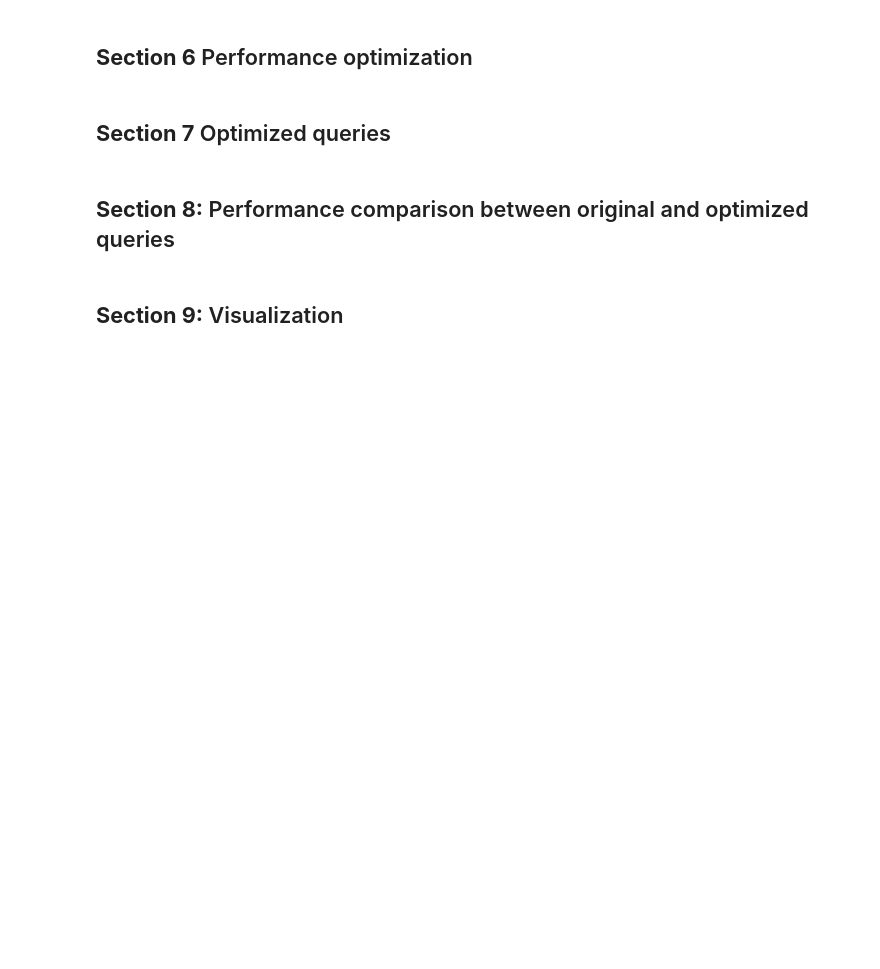
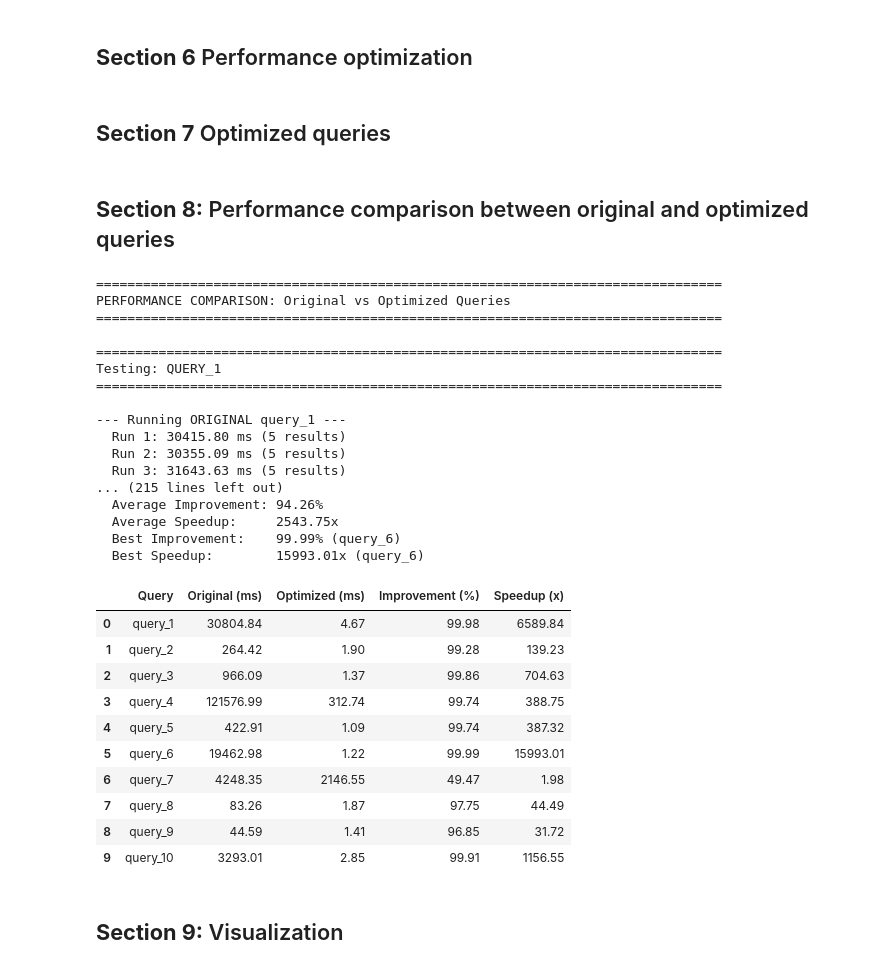
Before and after one commit to Tidzi11/SBP---MongoDB-project, a Jupyter notebook: notebooks/FlightDelayAnalysis.ipynb, the cells around one changed output. Drawn from its saved outputs; the diff is of its cells as text; code cells hidden in the pictures; blank space fills up the shorter version.

```diff
--- a/notebooks/FlightDelayAnalysis.ipynb
+++ b/notebooks/FlightDelayAnalysis.ipynb
@@ -2724,6 +2699,56 @@ def generate_performance_report(results, output_dir='../results'):
         'csv_file': csv_file,
         'report_file': report_file
     }
+# %%
+import types
+import os
+
+# ensure database is available (connect if not)
+try:
+    database  # reference check
+except NameError:
+    client, database = utils.connect_to_mongodb("mongodb://localhost:27017/", "flights_delay_db", timeout=5000)
+
+optimized_module = types.SimpleNamespace(get_optimized_query=get_optimized_query)
+
+# Run performance comparison (original vs optimized)
+results = run_performance_comparison(database, ORIGINAL_QUERIES, optimized_module, runs=3)
+
+# Save report and CSV
+files = generate_performance_report(results, output_dir=os.path.join("..", "results"))
+
+# Create summary dataframe and print table
+df = create_comparison_dataframe(results)
+print_summary_table(results)
+# %% [output]
+================================================================================
+PERFORMANCE COMPARISON: Original vs Optimized Queries
+================================================================================
+
+================================================================================
+Testing: QUERY_1
+================================================================================
+
+--- Running ORIGINAL query_1 ---
+  Run 1: 30415.80 ms (5 results)
+  Run 2: 30355.09 ms (5 results)
+  Run 3: 31643.63 ms (5 results)
+... (215 lines left out)
+  Average Improvement: 94.26%
+  Average Speedup:     2543.75x
+  Best Improvement:    99.99% (query_6)
+  Best Speedup:        15993.01x (query_6)
+|  | Query | Original (ms) | Optimized (ms) | Improvement (%) | Speedup (x) |
+| 0 | query_1 | 30804.84 | 4.67 | 99.98 | 6589.84 |
+| 1 | query_2 | 264.42 | 1.90 | 99.28 | 139.23 |
+| 2 | query_3 | 966.09 | 1.37 | 99.86 | 704.63 |
+| 3 | query_4 | 121576.99 | 312.74 | 99.74 | 388.75 |
+| 4 | query_5 | 422.91 | 1.09 | 99.74 | 387.32 |
+| 5 | query_6 | 19462.98 | 1.22 | 99.99 | 15993.01 |
+| 6 | query_7 | 4248.35 | 2146.55 | 49.47 | 1.98 |
+| 7 | query_8 | 83.26 | 1.87 | 97.75 | 44.49 |
+| 8 | query_9 | 44.59 | 1.41 | 96.85 | 31.72 |
+| 9 | query_10 | 3293.01 | 2.85 | 99.91 | 1156.55 |
 # %% [markdown]
 ## **Section 9:** Visualization
 # %%
```
Also changed, not shown: parts of 8 cells of this notebook, 2 other files.
